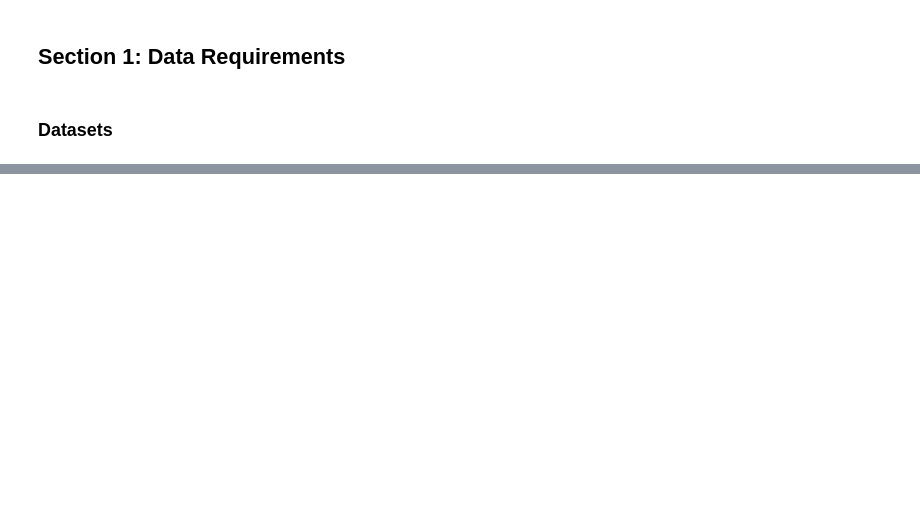
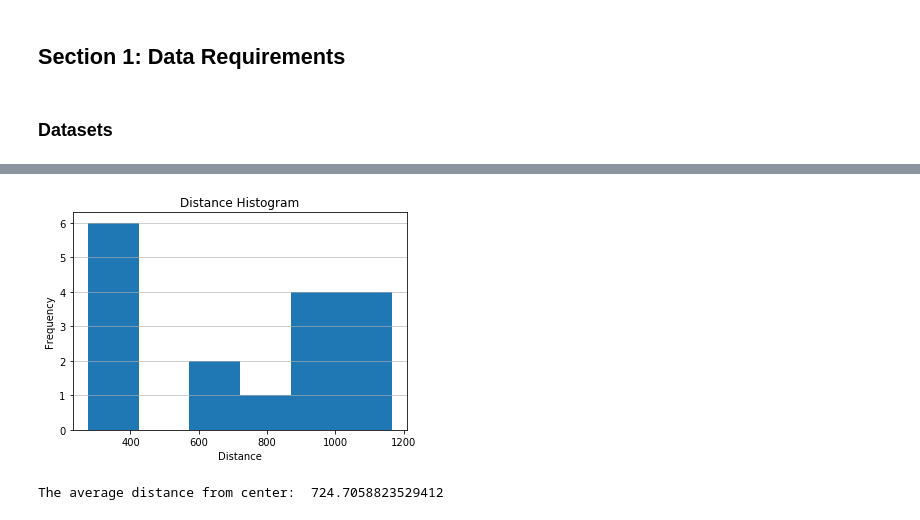
Before and after one commit to bhernandez45/capstone_project, a Jupyter notebook: ds_capstone_final_project.ipynb, the cells around one changed output, grey strips where cells are left out. Saved outputs shown, nothing was run; the diff lists cells and outputs as text; code cells hidden in the pictures; blank space fills up the shorter version.

```diff
--- a/ds_capstone_final_project.ipynb
+++ b/ds_capstone_final_project.ipynb
@@ -16,0 +367,11 @@ to determine which city is more practical to expand the business.
+# %%
+plt.hist(x=df_filtered['distance'], bins = 'auto')
+plt.grid(axis='y', alpha=0.75)
+plt.xlabel('Distance')
+plt.ylabel('Frequency')
+plt.title('Distance Histogram')
+plt.show()
+print('The average distance from center: ',df_filtered['distance'].mean())
+# %% [output]
+[figure, added]
+The average distance from center:  724.7058823529412
```
Also changed, not shown: parts of 26 cells of this notebook.
